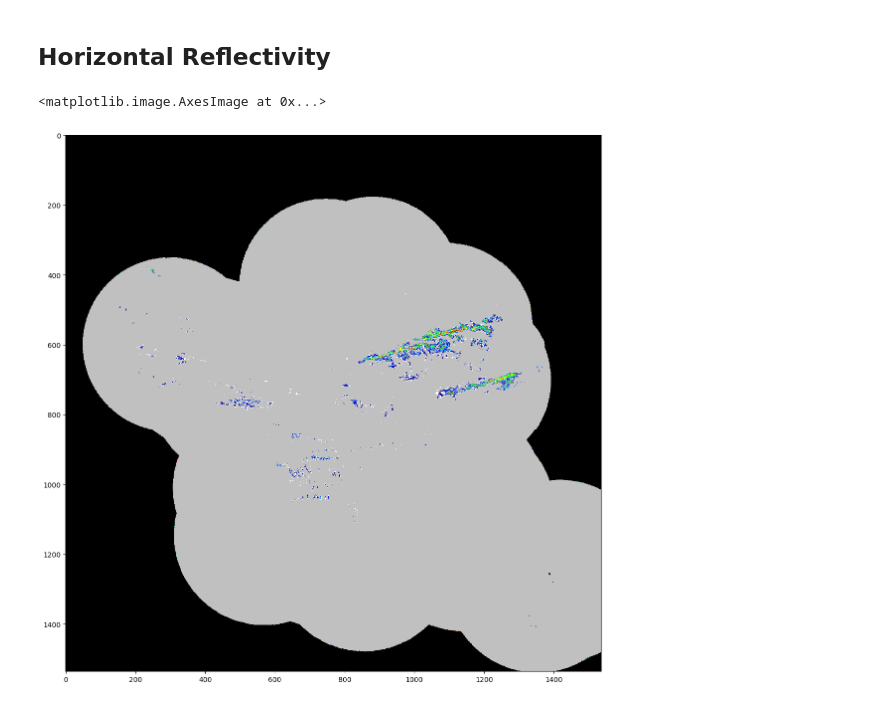
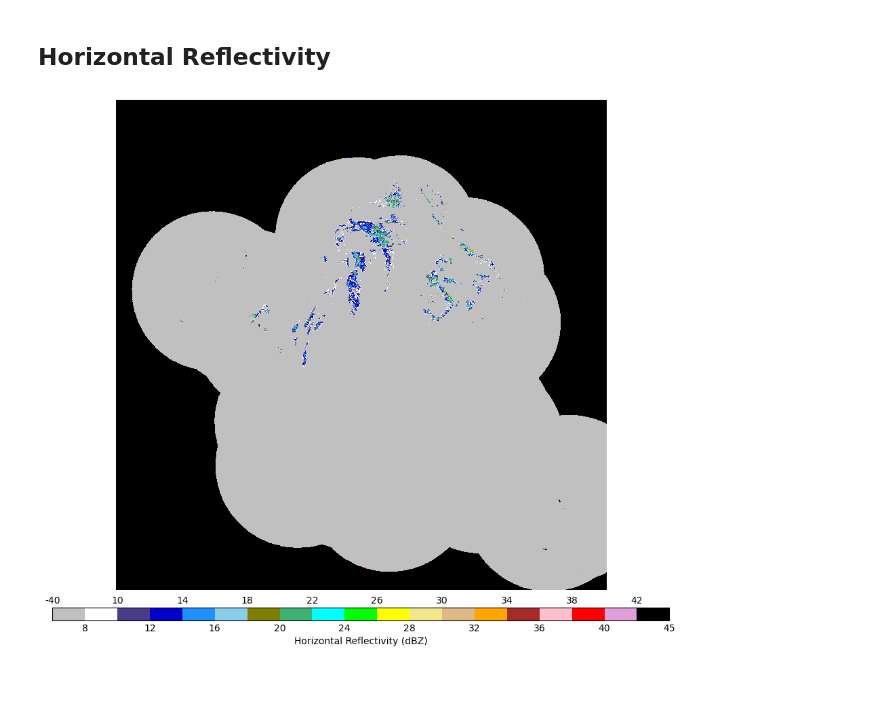
Before and after one commit to theperk08/Meteo_France_Radars, a Jupyter notebook: MeteoFrance_Bufr_Decoder.ipynb, the cells around one changed output. Saved outputs shown, nothing was run; the diff lists cells and outputs as text; code cells hidden in the pictures.

```diff
--- a/MeteoFrance_Bufr_Decoder.ipynb
+++ b/MeteoFrance_Bufr_Decoder.ipynb
@@ -159,6 +159,7 @@ def simple_desc(desc_elt):
 # bufr file to decode
 DIR_PATH = r'C:\Users\thepe\Documents\Data_Analyse\Meteo_France_API'
 FILE_NAME = 'T_IMFR27_C_LFPW_20240124110000.bufr'
+FILE_NAME = 'T_IMFR27_C_LFPW_20240125153000.bufr.gz'
 
 # directory of the tables and local tables
 DIR_PATH_TABLE = r'C:\Users\thepe\Documents\BUFR32\MeteoFranceTables'
@@ -440,16 +472,32 @@ plt.imshow(data_h, cmap=cmap_h, norm=norm_h)
 # %%
 cmap_r = colors.ListedColormap(['silver','white', 'darkslateblue', 'mediumblue','dodgerblue',
                               'skyblue','olive','mediumseagreen','cyan','lime','yellow',
                               'khaki','burlywood','orange','brown','pink','red','plum', 'black'])
 bounds_r = [-40, 8, 10, 12, 14,16, 18, 20, 22, 24, 26, 28, 30, 32, 34, 36, 38, 40, 42, 45]
 norm_r = colors.BoundaryNorm(bounds_r, cmap_r.N)
 
+
+ltop=bounds_r[::2]           # labels appear on top
+lbot = [x if i%2==1 else '' for i, x in enumerate(bounds_r) ]
+clabel_r = 'Horizontal Reflectivity (dBZ)'
+
 rows = int(datas_total['Number of pixels per row'][0])
 cols = int(datas_total['Number of pixels per column'][0])
 
-data_r = np.reshape(datas_total['Horizontal reflectivity'], (rows, cols))
-plt.figure(figsize = (14,14))
-plt.imshow(data_r, cmap=cmap_r, norm=norm_r)
+data1 = np.reshape(datas_total['Horizontal reflectivity'], (rows, cols))
+
+fig, ax = plt.subplots(figsize=(14, 14))
+fig.subplots_adjust(left=0.25, bottom=0.25)
+
+p = ax.imshow(data1, cmap = cmap_r, norm=norm_r)
+plt.axis('off')
+cbar = plt.colorbar(p, cmap=cmap_r, norm=norm_r, boundaries=bounds_r, ticks=bounds_r, location="bottom", pad=0.03, aspect=50)
+cbar.set_label(clabel_r)
+cbar.ax.set_xticklabels(lbot)
+cbar.ax.tick_params(size=0) # cacher les ticks
+vmin=cbar.norm.vmin
+vmax=cbar.norm.vmax
+for ii, li in enumerate(ltop):
+    cbar.ax.text(2*ii/(len(bounds_r)-1), 1.2, str(li), transform=cbar.ax.transAxes, va='bottom', ha='center')
 # %% [output]
-<matplotlib.image.AxesImage at 0x...>
-[figure, old version]
+[figure, new version]
```
Also changed, not shown: parts of 6 cells of this notebook.
